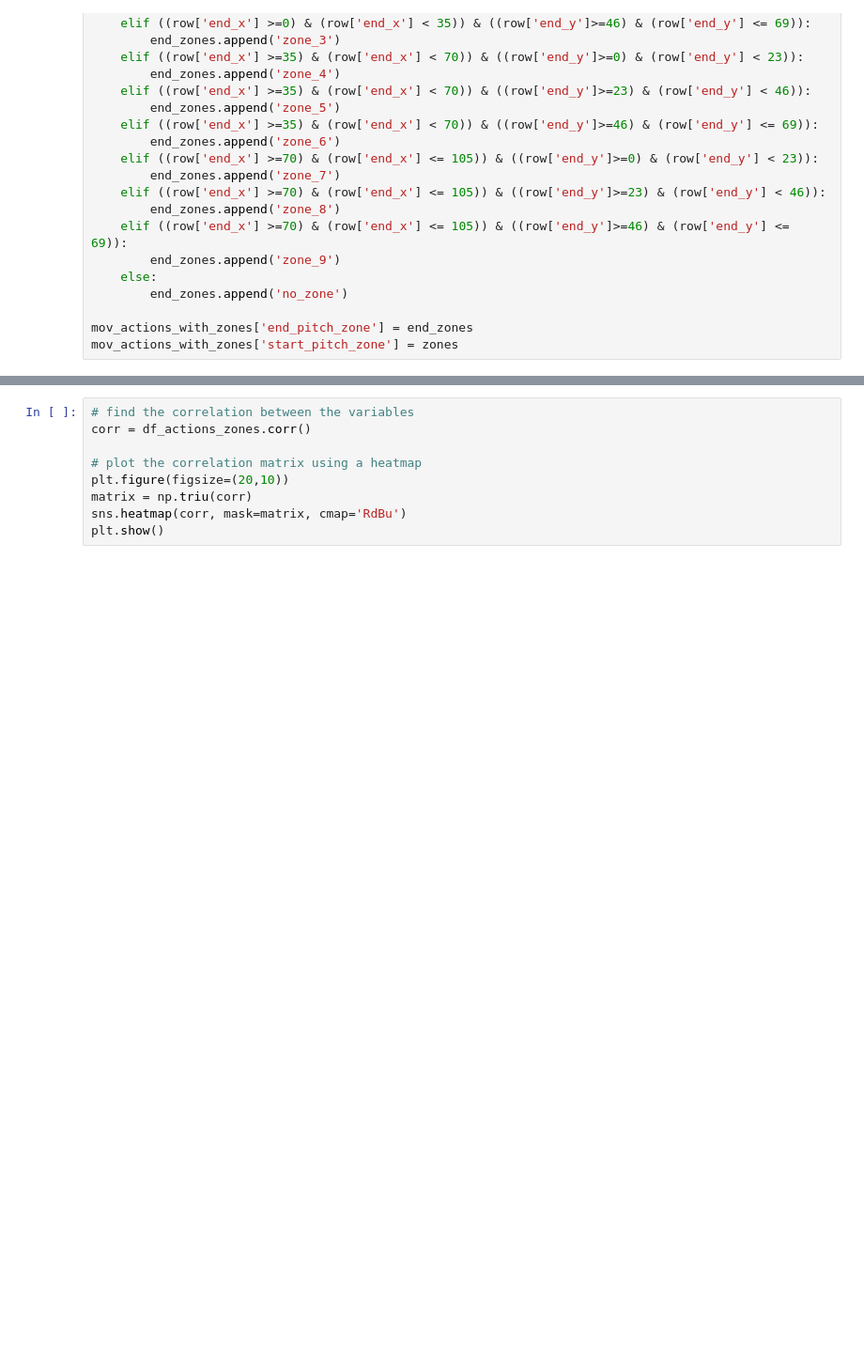
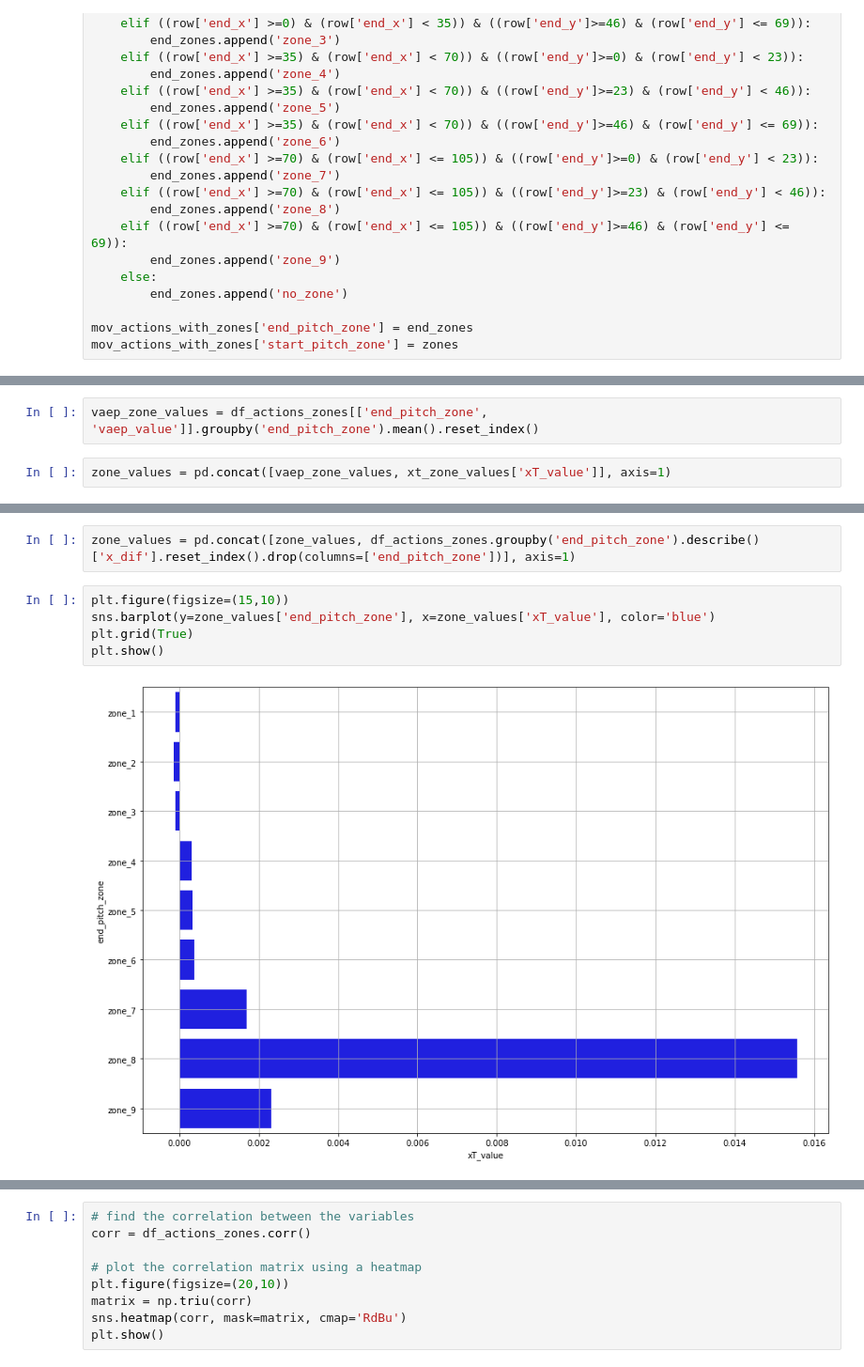
Before and after one commit to alexmihalache/Football-Analytics-Capstone---BrainStation-Final-Project, a Jupyter notebook: soccer_action_exploration.ipynb, the cells around one changed output, grey strips where cells are left out. Shown at 94% size. Cells and saved outputs as stored; diff of their text form; blank space fills up the shorter version.

```diff
--- a/soccer_action_exploration.ipynb
+++ b/soccer_action_exploration.ipynb
@@ -518,0 +560,4 @@ KeyboardInterrupt:
+# %%
+vaep_zone_values = df_actions_zones[['end_pitch_zone', 'vaep_value']].groupby('end_pitch_zone').mean().reset_index()
+# %%
+zone_values = pd.concat([vaep_zone_values, xt_zone_values['xT_value']], axis=1)
@@ -518,0 +587,9 @@ KeyboardInterrupt:
+# %%
+zone_values = pd.concat([zone_values, df_actions_zones.groupby('end_pitch_zone').describe()['x_dif'].reset_index().drop(columns=['end_pitch_zone'])], axis=1)
+# %%
+plt.figure(figsize=(15,10))
+sns.barplot(y=zone_values['end_pitch_zone'], x=zone_values['xT_value'], color='blue')
+plt.grid(True)
+plt.show()
+# %% [output]
+[figure, added]
```
Also changed, not shown: parts of 28 cells of this notebook.
